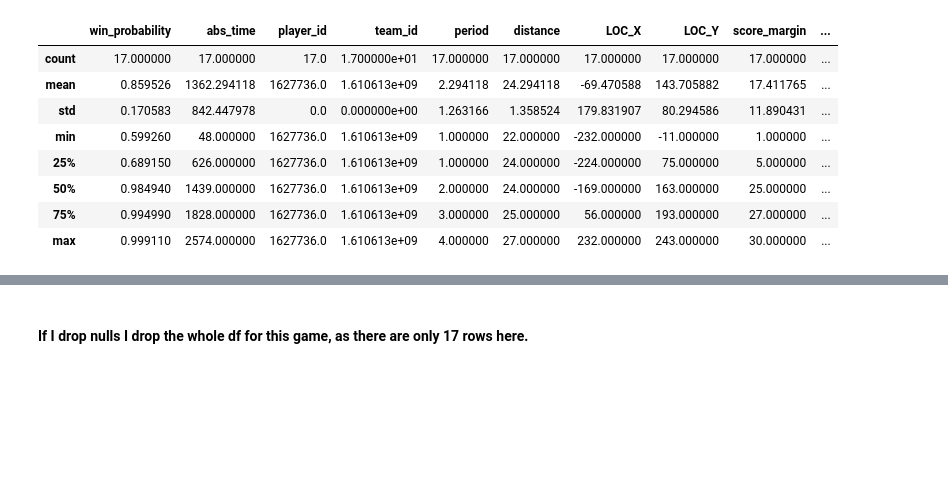
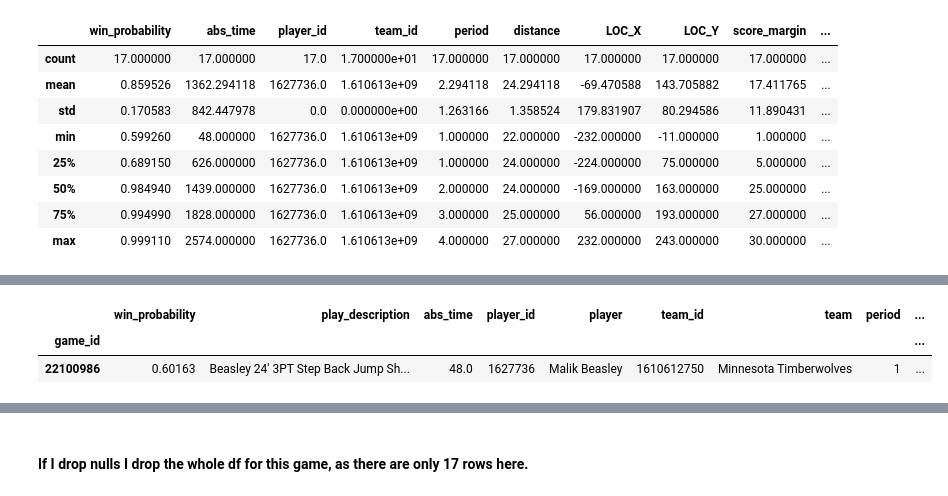
Before and after one commit to Eyring-Miller-Muriithi-capstone/shot-caller-for-ballers, a Jupyter notebook: Notebooks/Jen/Eyring-2021-22 Game df.ipynb, the cells around one changed output, grey strips where cells are left out. Drawn from its saved outputs; the diff is of its cells as text; code cells hidden in the pictures; blank space fills up the shorter version.

```diff
--- a/Notebooks/Jen/Eyring-2021-22 Game df.ipynb
+++ b/Notebooks/Jen/Eyring-2021-22 Game df.ipynb
@@ -613,4 +613,10 @@ game_pct            0
 dtype: int64
+# %%
+df_almostthere.loc[~df_almostthere.index.duplicated(), :]
+# %% [output]
+|  | win_probability | play_description | abs_time | player_id | player | team_id | team | period | ... |
+| game_id |  |  |  |  |  |  |  |  | ... |
+| 22100986 | 0.60163 | Beasley 24' 3PT Step Back Jump Sh... | 48.0 | 1627736 | Malik Beasley | 1610612750 | Minnesota Timberwolves | 1 | ... |
 # %%
 df_almostthere.info()
 # %% [output]
```
Also changed, not shown: parts of 24 cells of this notebook, 3 other files.
